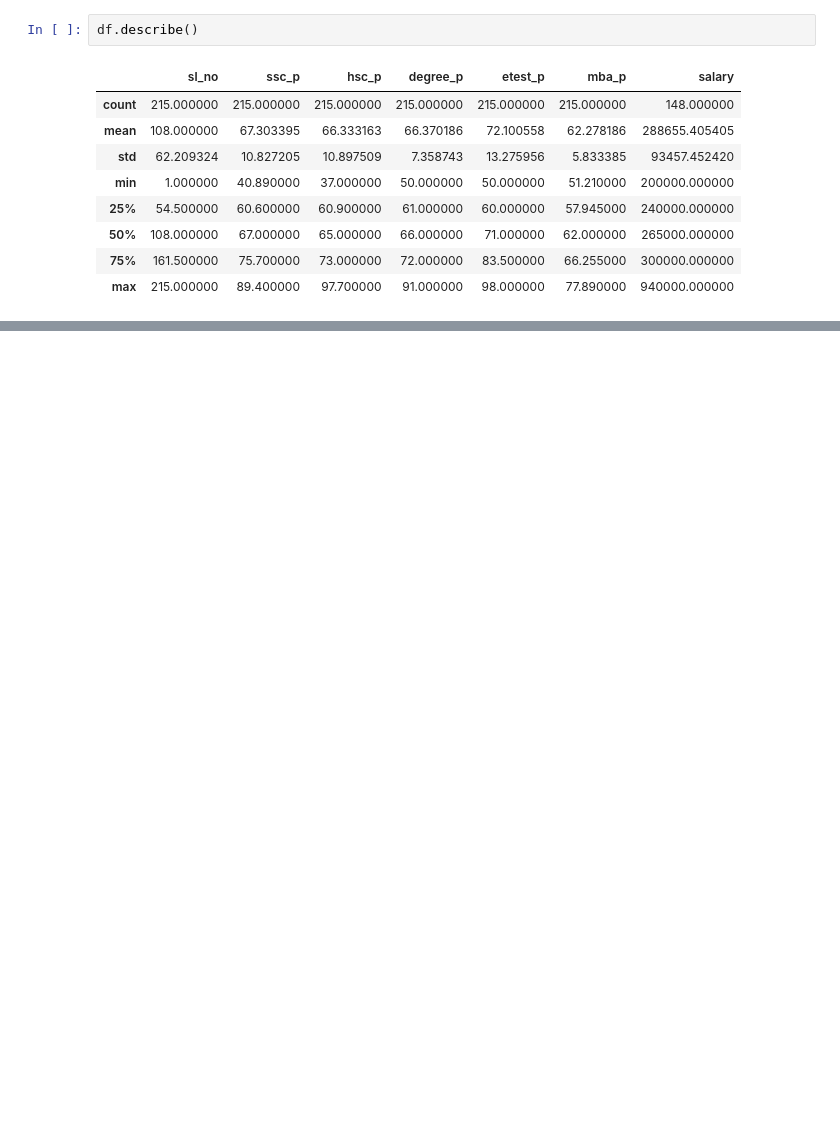
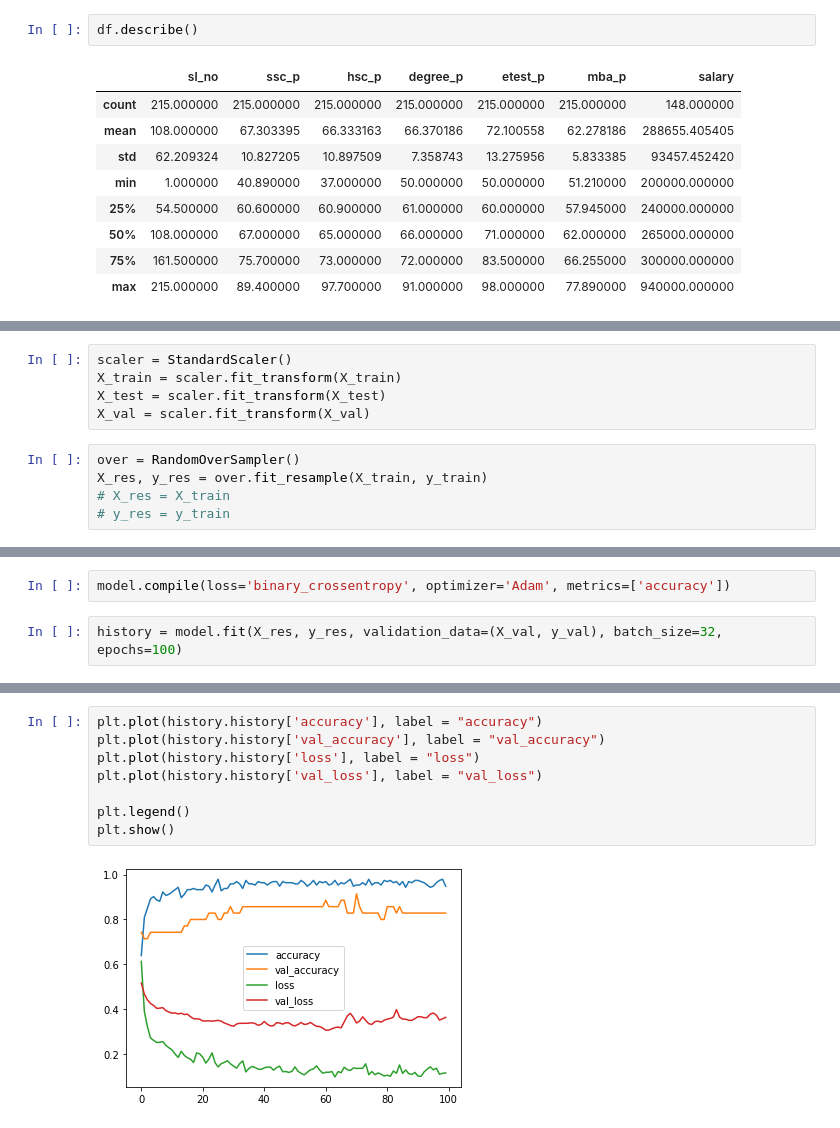
Before and after one commit to mgwoozdz/PSI_project, a Jupyter notebook: campus_recruitment.ipynb, the cells around one changed output, grey strips where cells are left out. Cells and saved outputs as stored; diff of their text form; blank space fills up the shorter version.

```diff
--- a/campus_recruitment.ipynb
+++ b/campus_recruitment.ipynb
@@ -70,0 +585,10 @@ df.drop((columns=['PassengerId'])
+# %%
+scaler = StandardScaler()
+X_train = scaler.fit_transform(X_train)
+X_test = scaler.fit_transform(X_test)
+X_val = scaler.fit_transform(X_val)
+# %%
+over = RandomOverSampler()
+X_res, y_res = over.fit_resample(X_train, y_train)
+# X_res = X_train
+# y_res = y_train
@@ -70,0 +660,4 @@ df.drop((columns=['PassengerId'])
+# %%
+model.compile(loss='binary_crossentropy', optimizer='Adam', metrics=['accuracy'])
+# %%
+history = model.fit(X_res, y_res, validation_data=(X_val, y_val), batch_size=32, epochs=100)
@@ -70,0 +682,10 @@ df.drop((columns=['PassengerId'])
+# %%
+plt.plot(history.history['accuracy'], label = "accuracy")
+plt.plot(history.history['val_accuracy'], label = "val_accuracy")
+plt.plot(history.history['loss'], label = "loss")
+plt.plot(history.history['val_loss'], label = "val_loss")
+
+plt.legend()
+plt.show()
+# %% [output]
+[figure, added]
```
Also changed, not shown: parts of 68 cells of this notebook.
